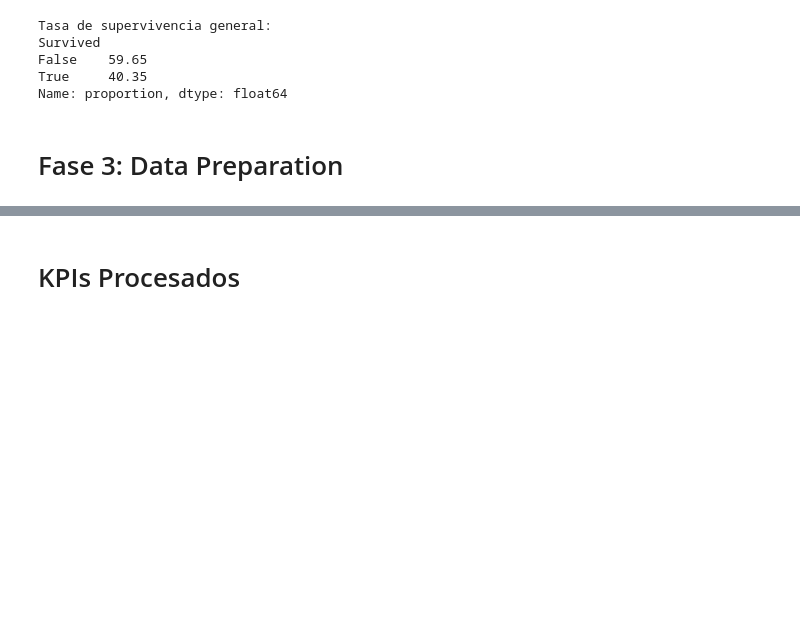
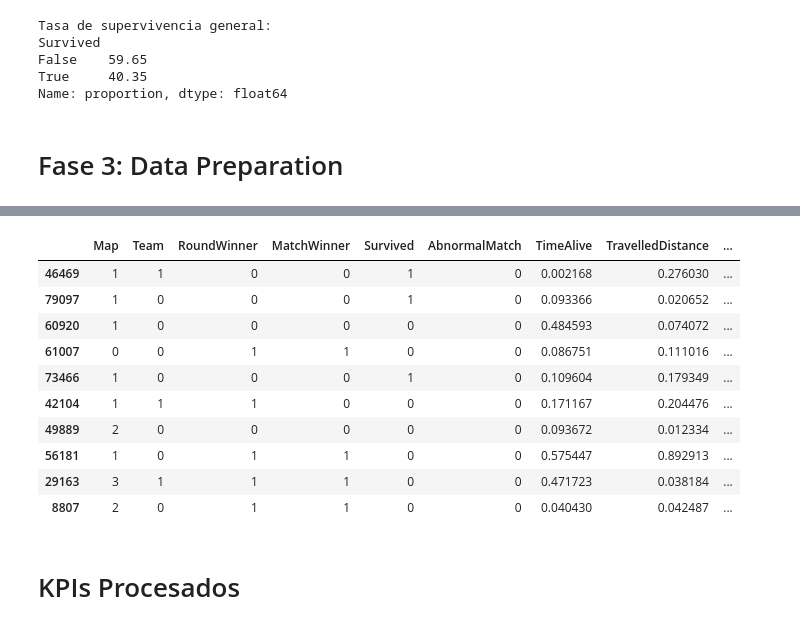
Before and after one commit to lonelystar16/fund-machinelearning, a Jupyter notebook: Informe Tecnico.ipynb, the cells around one changed output, grey strips where cells are left out. Cells and saved outputs as stored; diff of their text form; code cells hidden in the pictures; blank space fills up the shorter version.

Commit message:
Transformación de todas las columnas
Si

```diff
--- a/Informe Tecnico.ipynb
+++ b/Informe Tecnico.ipynb
@@ -698,0 +658,6 @@ cleaned_df = cleaned_df.drop(['TimeAlive', 'TravelledDistance'], axis=1)
+# %%
+udf1_clean.drop_duplicates(inplace=True)
+
+# Verify that duplicate rows have been removed
+print("Number of duplicate rows after removal:")
+print(udf1_clean.duplicated().sum())
@@ -698,0 +694,11 @@ cleaned_df = cleaned_df.drop(['TimeAlive', 'TravelledDistance'], axis=1)
+# %%
+from sklearn.preprocessing import LabelEncoder
+#label encoding
+label_encoder = LabelEncoder()
+# Aplicar Label Encoding a las columnas categóricas
+categorical_cols = ['Team', 'MatchWinner', 'RoundWinner']
+for col in categorical_cols:
+    udf1_clean[col] = label_encoder.fit_transform(udf1_clean[col])
+    # Verificar la transformación
+    print(f"Columna '{col}' transformada con Label Encoding:")
+    print(udf1_clean[col].head())
@@ -698,0 +738,7 @@ cleaned_df = cleaned_df.drop(['TimeAlive', 'TravelledDistance'], axis=1)
+# %%
+boolean_cols = ['Survived', 'AbnormalMatch']
+# Convert boolean columns to categorical
+for col in boolean_cols:
+    udf1_clean[col] = udf1_clean[col].astype('int')
+    # Revisar el DataFrame final
+    udf1_clean.info()
@@ -698,0 +794,8 @@ cleaned_df = cleaned_df.drop(['TimeAlive', 'TravelledDistance'], axis=1)
+# %%
+from sklearn import preprocessing
+label_encoder = preprocessing.LabelEncoder()
+
+udf1_clean['Map']= label_encoder.fit_transform(udf1_clean['Map'])
+# Convierte las etiquetas categóricas de Map en valores numéricos utilizando LabelEncoder.
+udf1_clean['Map'].unique()
+# Muestra los valores únicos codificados numéricamente de Map.
@@ -699,3 +818,17 @@ cleaned_df = cleaned_df.drop(['TimeAlive', 'TravelledDistance'], axis=1)
+# %%
+udf1_clean.sample(10)
+# %% [output]
+|  | Map | Team | RoundWinner | MatchWinner | Survived | AbnormalMatch | TimeAlive | TravelledDistance | ... |
+| 46469 | 1 | 1 | 0 | 0 | 1 | 0 | 0.002168 | 0.276030 | ... |
+| 79097 | 1 | 0 | 0 | 0 | 1 | 0 | 0.093366 | 0.020652 | ... |
+| 60920 | 1 | 0 | 0 | 0 | 0 | 0 | 0.484593 | 0.074072 | ... |
+| 61007 | 0 | 0 | 1 | 1 | 0 | 0 | 0.086751 | 0.111016 | ... |
+| 73466 | 1 | 0 | 0 | 0 | 1 | 0 | 0.109604 | 0.179349 | ... |
+| 42104 | 1 | 1 | 1 | 0 | 0 | 0 | 0.171167 | 0.204476 | ... |
+| 49889 | 2 | 0 | 0 | 0 | 0 | 0 | 0.093672 | 0.012334 | ... |
+| 56181 | 1 | 0 | 1 | 1 | 0 | 0 | 0.575447 | 0.892913 | ... |
+| 29163 | 3 | 1 | 1 | 1 | 0 | 0 | 0.471723 | 0.038184 | ... |
+| 8807 | 2 | 0 | 1 | 1 | 0 | 0 | 0.040430 | 0.042487 | ... |
 # %% [markdown]
 # KPIs Procesados
 # %%
```
Also changed, not shown: parts of 30 cells of this notebook.
